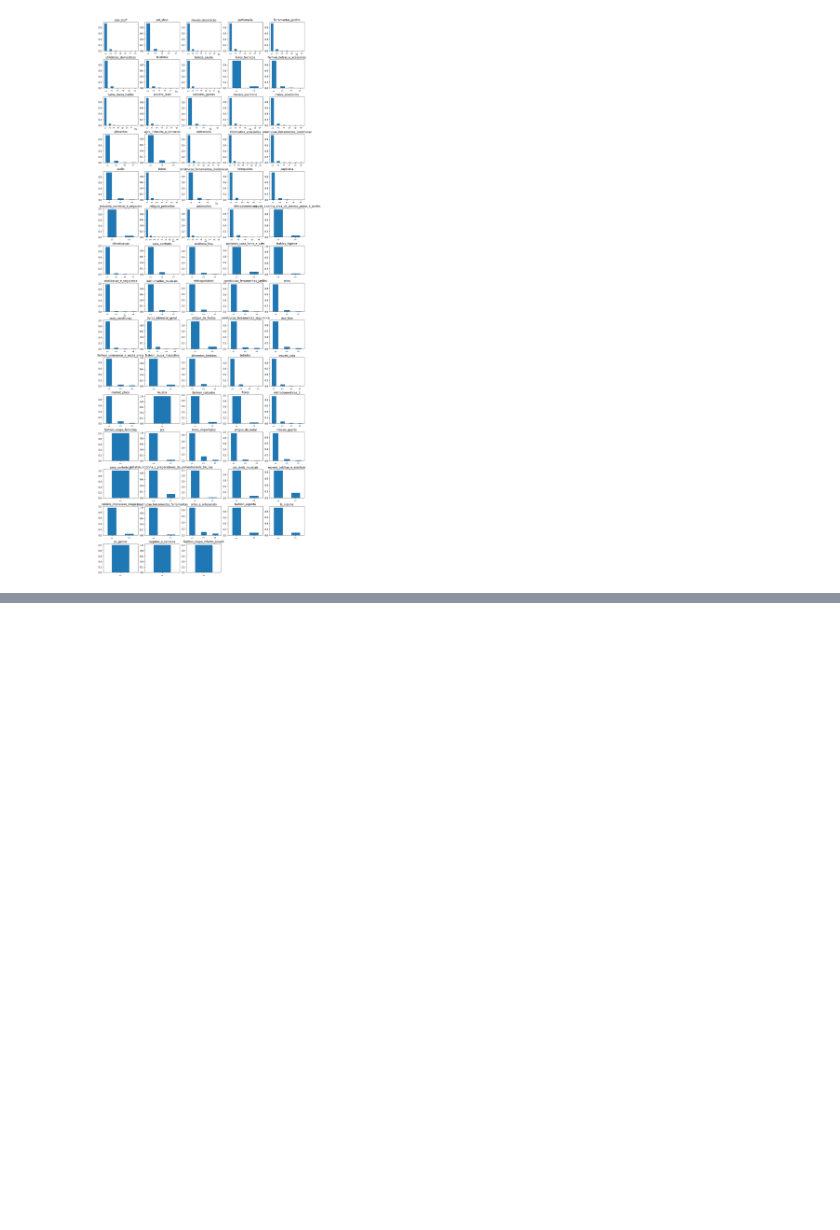
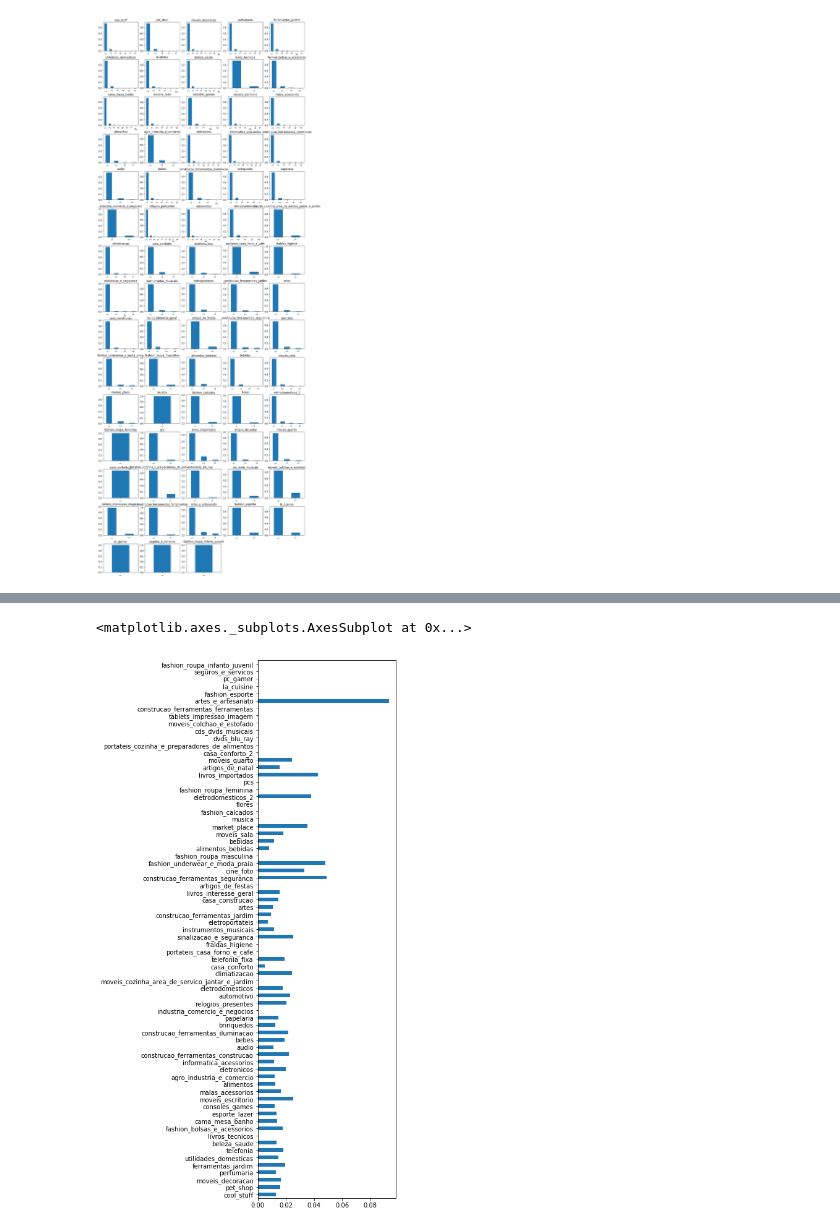
Before and after one commit to GuiBrandt/e-commerce, a Jupyter notebook: Sprint 1/recorrência.ipynb, the cells around one changed output, grey strips where cells are left out. Saved outputs shown, nothing was run; the diff lists cells and outputs as text; code cells hidden in the pictures; blank space fills up the shorter version.

```diff
--- a/Sprint 1/reincidencia.ipynb
+++ b/Sprint 1/recorrência.ipynb
@@ -282,0 +253,7 @@ recurrence_by_category.sort_values(by='rate', ascending=False)
+# %%
+recurrence_distribution = recurrence_by_category['rate'] / recurrence_by_category['rate'].sum()
+# %%
+recurrence_distribution.plot.barh(figsize=(4, 16))
+# %% [output]
+<matplotlib.axes._subplots.AxesSubplot at 0x...>
+[figure, added]
```
Also changed, not shown: parts of 9 cells of this notebook.
